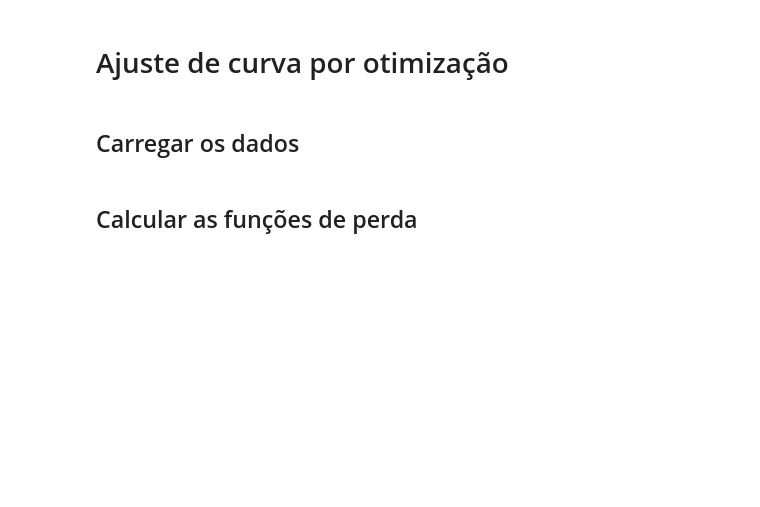
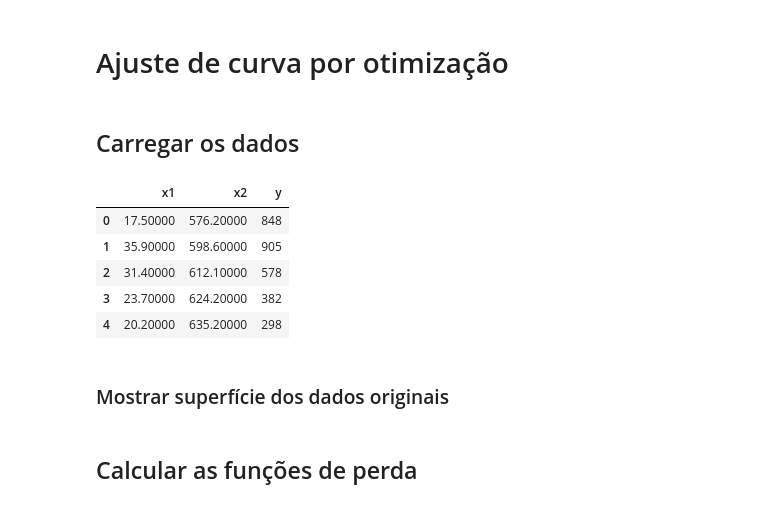
Before and after one commit to matheusssilva991/rna_tarefas_mestrado, a Jupyter notebook: src/tarefa5.ipynb, the cells around one changed output. Saved outputs shown, nothing was run; the diff lists cells and outputs as text; code cells hidden in the pictures; blank space fills up the shorter version.

```diff
--- a/src/tarefa5.ipynb
+++ b/src/tarefa5.ipynb
@@ -21,33 +22,18 @@ pd.set_option('display.float_format', '{:.5f}'.format)
 ## Carregar os dados
 # %%
 # Carregamento dos dados
-df = pd.read_excel('../data/Trabalho4dados.xlsx')
+df = pd.read_excel('../data/Trabalho5dados.xlsx')
+df.columns = ['x1', 'x2', 'y']
 
 x1_data, x2_data = df['x1'], df['x2']
-
-df_pivot = df.pivot(index='x2', columns='x1', values='y')
-
-fig = go.Figure()
-
-# Adicionar os Pontos de Dados Originais
-fig.add_trace(go.Scatter3d(
-    x=df['x1'],
-    y=df['x2'],
-    z=df['y'],
-    mode='markers',
-    marker=dict(size=3, color='red', symbol='circle'),
-    name='Pontos de Dados Originais'
-))
-
-# Melhorar o Layout
-fig.update_layout(
-    title=dict(text='y = f(x1, x2)', x=0.5),
-    scene=dict(
-        xaxis_title='Eixo X1',
-        yaxis_title='Eixo X2',
-        zaxis_title='Eixo Y (Valor)'
-    ),
-    margin=dict(l=0, r=0, b=0, t=50)
-)
-
-fig.show()
+y_values = df['y'].values
+df.head()
+# %% [output]
+|  | x1 | x2 | y |
+| 0 | 17.50000 | 576.20000 | 848 |
+| 1 | 35.90000 | 598.60000 | 905 |
+| 2 | 31.40000 | 612.10000 | 578 |
+| 3 | 23.70000 | 624.20000 | 382 |
+| 4 | 20.20000 | 635.20000 | 298 |
+# %% [markdown]
+### Mostrar superfície dos dados originais
```
Also changed, not shown: parts of 6 cells of this notebook, 4 other files.
